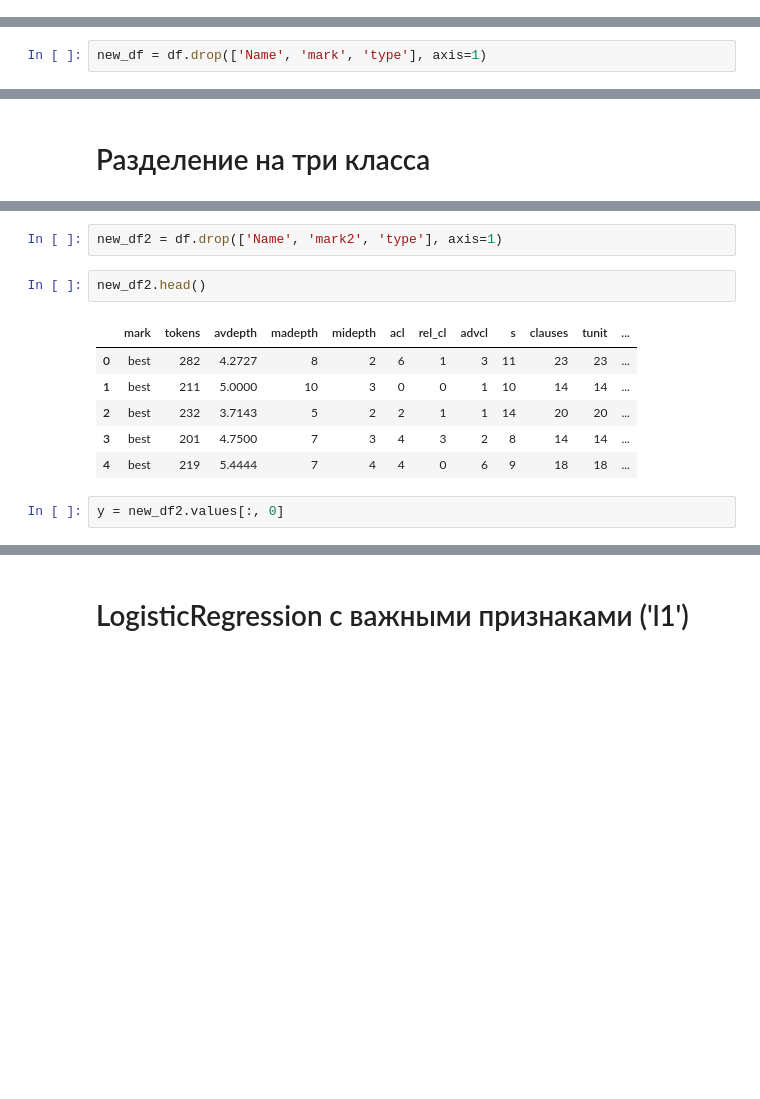
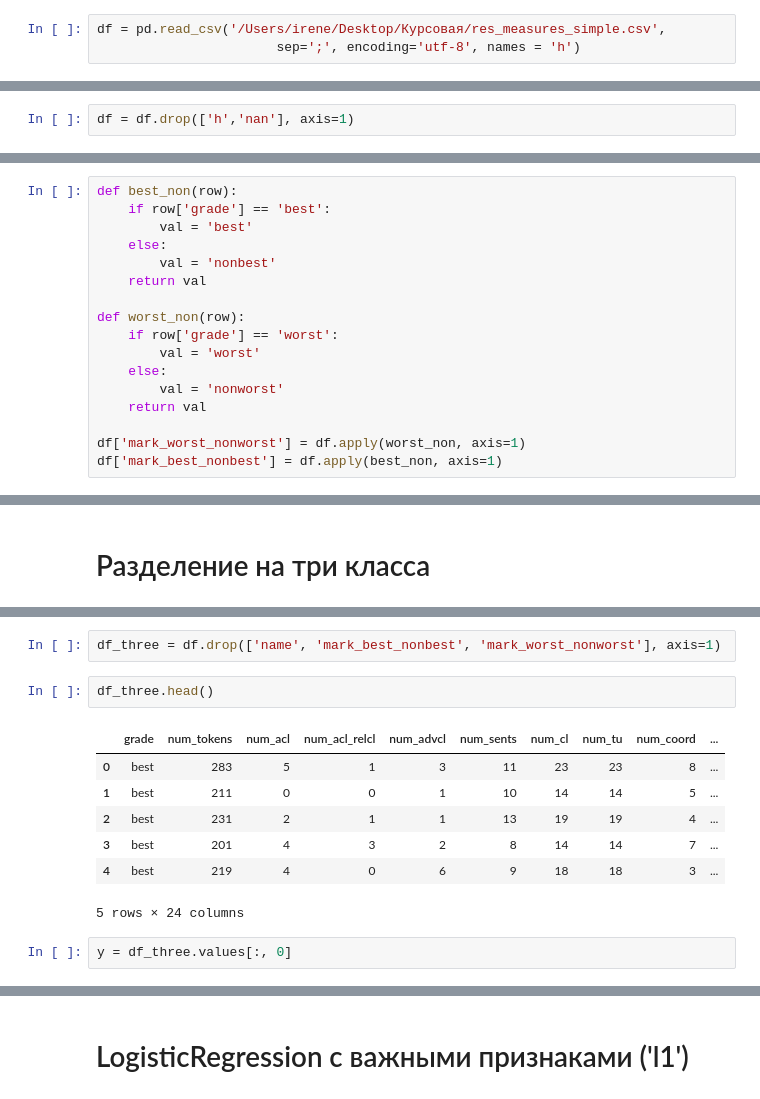
Before and after one commit to panteleeva48/REALECtreebank, a Jupyter notebook: accuracy.ipynb, the cells around one changed output, grey strips where cells are left out. Drawn from its saved outputs; the diff is of its cells as text; blank space fills up the shorter version.

```diff
--- a/accuracy.ipynb
+++ b/accuracy.ipynb
@@ -25,0 +19,3 @@ df[['name', 'grade', 'num_tokens', 'av_depth', 'min_depth',
+# %%
+df = pd.read_csv('/Users/irene/Desktop/Курсовая/res_measures_simple.csv',
+                       sep=';', encoding='utf-8', names = 'h')
@@ -36,3 +38,3 @@ df.head()
 # %%
-new_df = df.drop(['Name', 'mark', 'type'], axis=1)
+df = df.drop(['h','nan'], axis=1)
 # %%
@@ -46,0 +50,17 @@ new_df.head()
+# %%
+def best_non(row):
+    if row['grade'] == 'best':
+        val = 'best'
+    else:
+        val = 'nonbest'
+    return val
+
+def worst_non(row):
+    if row['grade'] == 'worst':
+        val = 'worst'
+    else:
+        val = 'nonworst'
+    return val
+
+df['mark_worst_nonworst'] = df.apply(worst_non, axis=1)
+df['mark_best_nonbest'] = df.apply(best_non, axis=1)
@@ -359,13 +593,14 @@ Accuracy:  0.85
 # %%
-new_df2 = df.drop(['Name', 'mark2', 'type'], axis=1)
+df_three = df.drop(['name', 'mark_best_nonbest', 'mark_worst_nonworst'], axis=1)
 # %%
-new_df2.head()
+df_three.head()
 # %% [output]
-|  | mark | tokens | avdepth | madepth | midepth | acl | rel_cl | advcl | s | clauses | tunit | ... |
-| 0 | best | 282 | 4.2727 | 8 | 2 | 6 | 1 | 3 | 11 | 23 | 23 | ... |
-| 1 | best | 211 | 5.0000 | 10 | 3 | 0 | 0 | 1 | 10 | 14 | 14 | ... |
-| 2 | best | 232 | 3.7143 | 5 | 2 | 2 | 1 | 1 | 14 | 20 | 20 | ... |
-| 3 | best | 201 | 4.7500 | 7 | 3 | 4 | 3 | 2 | 8 | 14 | 14 | ... |
-| 4 | best | 219 | 5.4444 | 7 | 4 | 4 | 0 | 6 | 9 | 18 | 18 | ... |
+|  | grade | num_tokens | num_acl | num_acl_relcl | num_advcl | num_sents | num_cl | num_tu | num_coord | ... |
+| 0 | best | 283 | 5 | 1 | 3 | 11 | 23 | 23 | 8 | ... |
+| 1 | best | 211 | 0 | 0 | 1 | 10 | 14 | 14 | 5 | ... |
+| 2 | best | 231 | 2 | 1 | 1 | 13 | 19 | 19 | 4 | ... |
+| 3 | best | 201 | 4 | 3 | 2 | 8 | 14 | 14 | 7 | ... |
+| 4 | best | 219 | 4 | 0 | 6 | 9 | 18 | 18 | 3 | ... |
+5 rows × 24 columns
 # %%
-y = new_df2.values[:, 0]
+y = df_three.values[:, 0]
```
Also changed, not shown: parts of 148 cells of this notebook.
